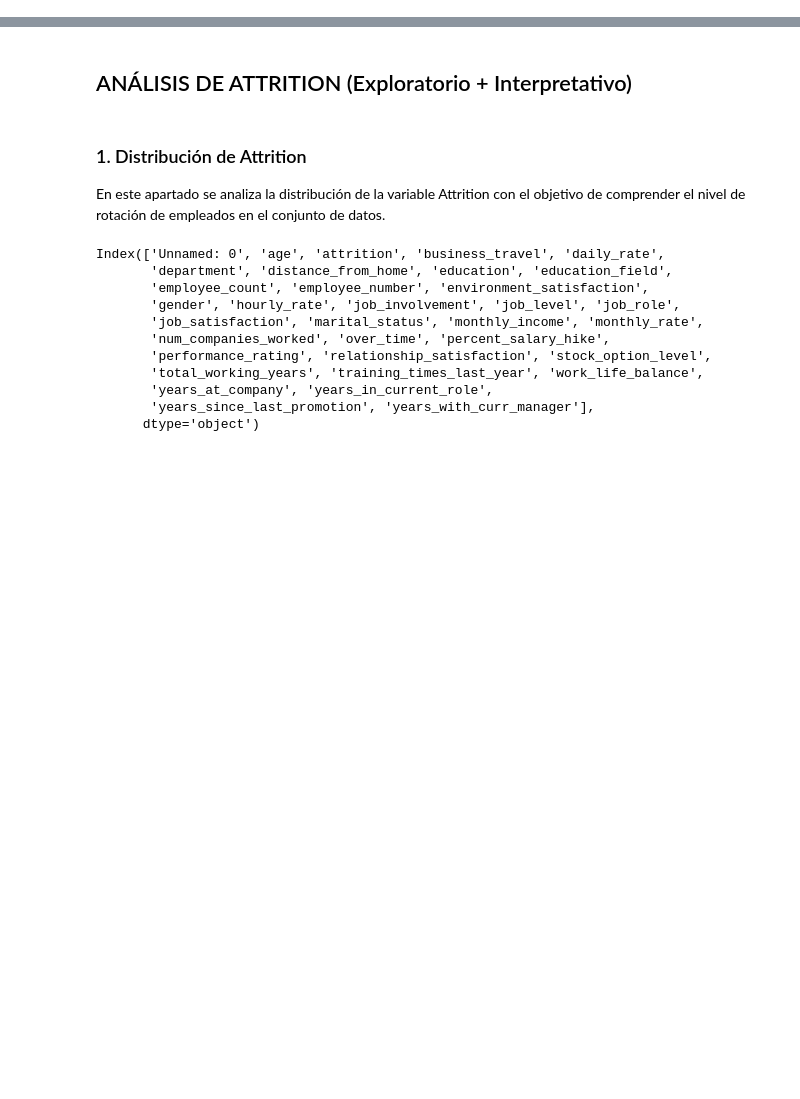
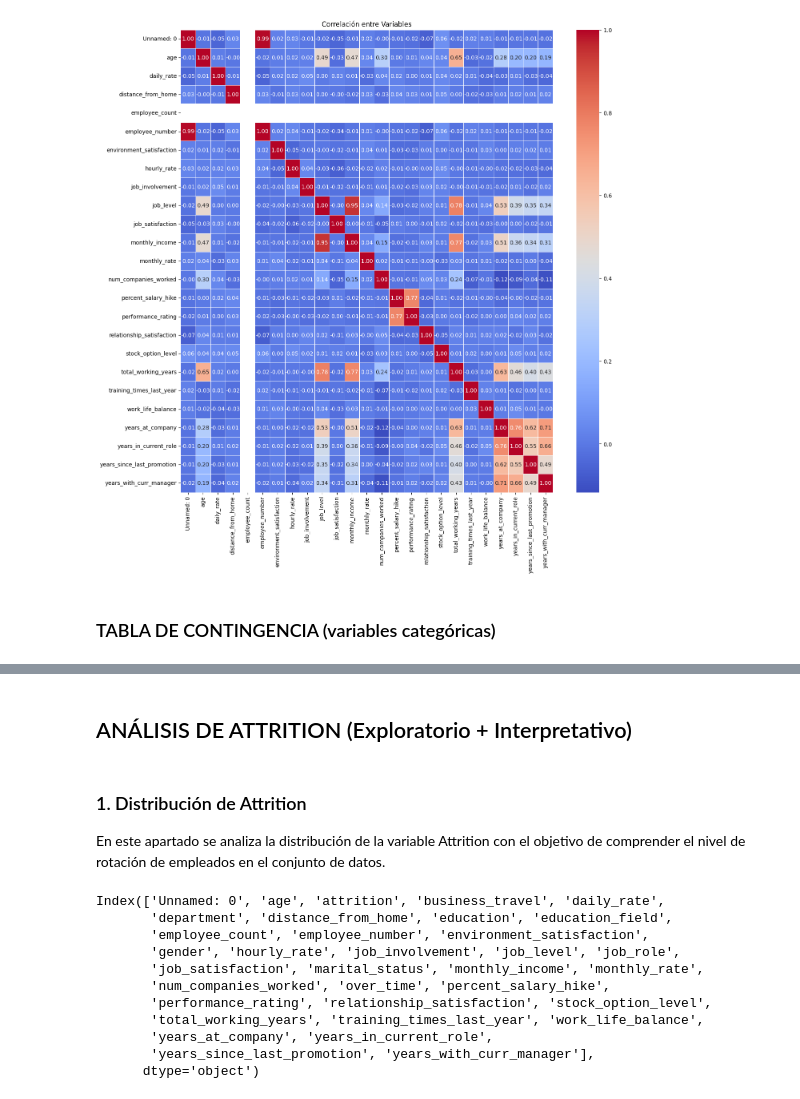
Before and after one commit to juliaisidroj/-project-da-promo-59-modulo-3-team-1, a Jupyter notebook: notebooks/attrition_clean.ipynb, the cells around one changed output, grey strips where cells are left out. Saved outputs shown, nothing was run; the diff lists cells and outputs as text; code cells hidden in the pictures; blank space fills up the shorter version.

```diff
--- a/notebooks/attrition_clean.ipynb
+++ b/notebooks/attrition_clean.ipynb
@@ -13,0 +16,3 @@ df_abc = pd.read_csv('../files/hr_clean.csv')
+# %%
+correlacion = df_abc.select_dtypes(include="number").corr(method="pearson")
+correlacion
@@ -13,0 +38,17 @@ df_abc = pd.read_csv('../files/hr_clean.csv')
+# %%
+# Visualización
+
+# Crear la figura (primero)
+plt.figure(figsize=(15, 15))
+sns.heatmap(correlacion, annot=True, cmap='coolwarm', fmt='.2f', linewidths=.5)
+plt.title('Correlación entre Variables')
+
+# Guardar la figura
+plt.savefig('../outputs/clean_tabla_correlacion.png', bbox_inches='tight')
+
+#Muestra la figura
+plt.show()
+# %% [output]
+[figure, added]
+# %% [markdown]
+### TABLA DE CONTINGENCIA (variables categóricas)
```
Also changed, not shown: parts of 15 cells of this notebook, 14 other files.
